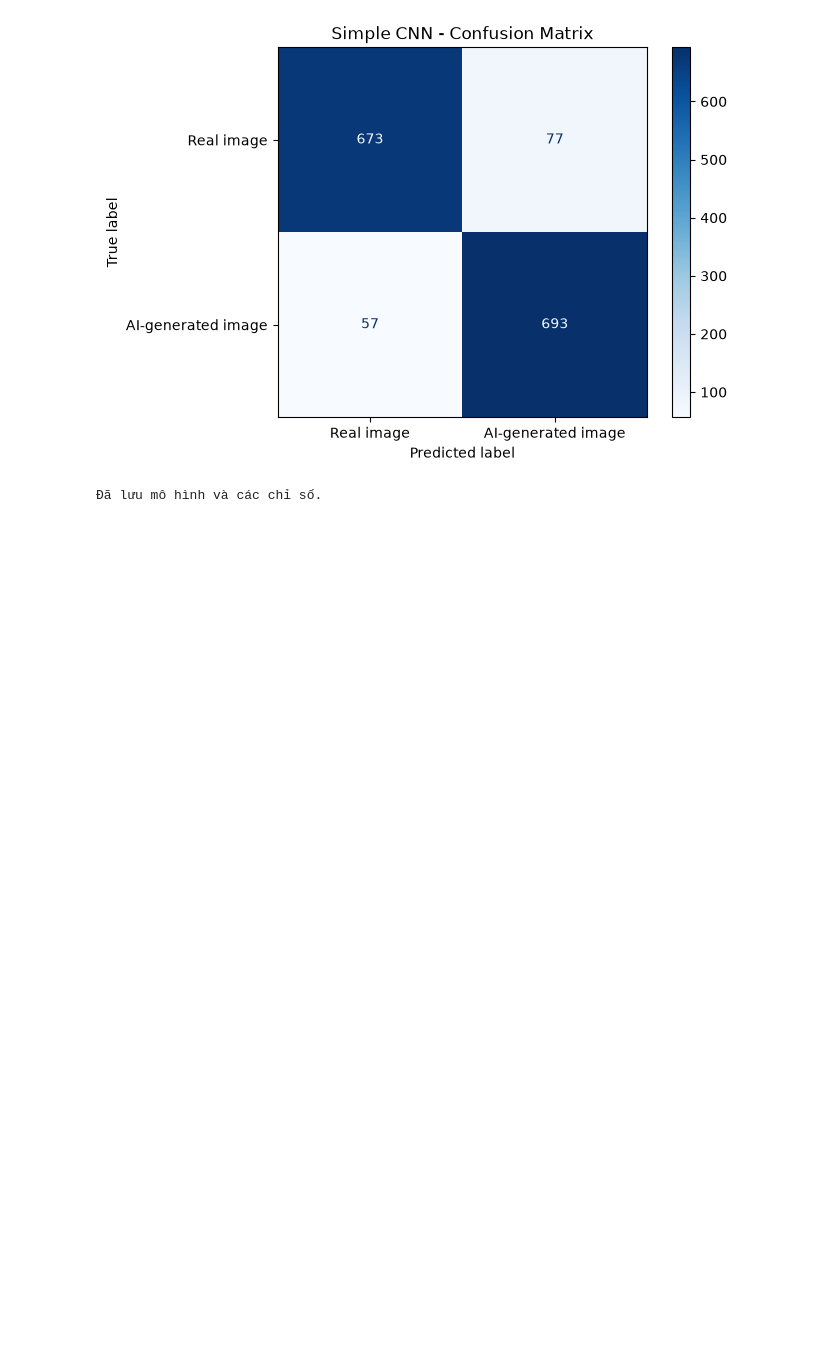
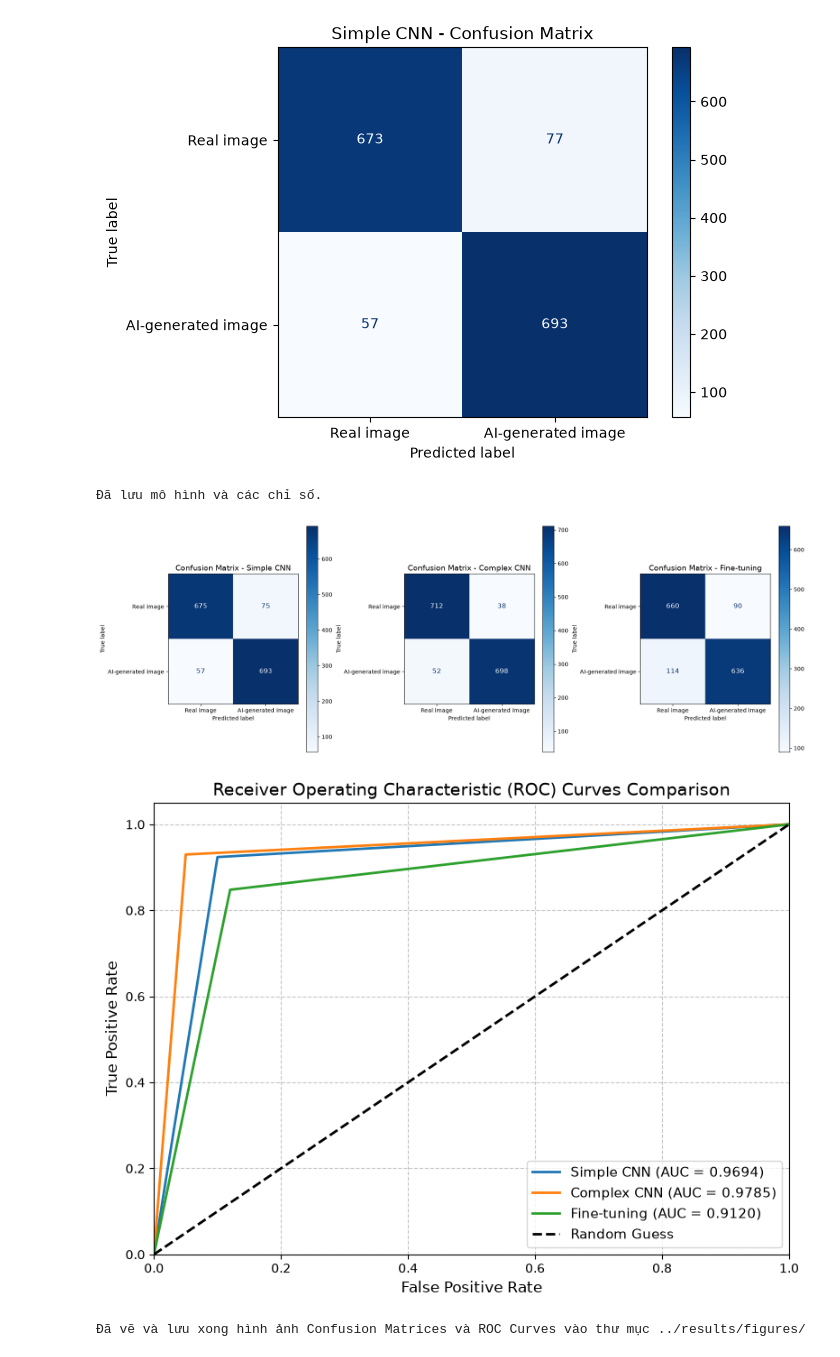
Before and after one commit to Buithaoaineu/DNN-G5-AI-Generated-Image-Detection-Using-Deep-Neural-Networks, a Jupyter notebook: notebooks/simple_cnn.ipynb, the cells around one changed output. Saved outputs shown, nothing was run; the diff lists cells and outputs as text; code cells hidden in the pictures; blank space fills up the shorter version.

```diff
--- a/notebooks/simple_cnn.ipynb
+++ b/notebooks/simple_cnn.ipynb
@@ -234,3 +234,68 @@ fig.savefig("../results/figures/simple_cnn_metrics.png", dpi=150)
 print("Đã lưu mô hình và các chỉ số.")
 # %% [output]
 Đã lưu mô hình và các chỉ số.
+# %%
+import numpy as np
+import matplotlib.pyplot as plt
+from sklearn.metrics import ConfusionMatrixDisplay, auc
+
+# 1. Khai báo các thông số kết quả thực tế của 3 mô hình trên tập test (1500 mẫu: 750 Real, 750 AI-generated)
+# Các giá trị Confusion Matrix [[TN, FP], [FN, TP]] được tính từ Precision/Recall/Accuracy của từng model
+models_data = {
+    "Simple CNN": {
+        "cm": np.array([[675, 75], [57, 693]]), # Dựa trên Accuracy 91.07%, Recall 92.4%
+        "fpr": np.array([0.0, 0.1, 1.0]),     # Mô phỏng đường ROC dựa trên AUC ~0.969
+        "tpr": np.array([0.0, 0.924, 1.0]),
+        "auc": 0.9694
+    },
+    "Complex CNN": {
+        "cm": np.array([[712, 38], [52, 698]]), # Dựa trên Accuracy 94.00%, Precision 0.95, Recall 0.93
+        "fpr": np.array([0.0, 0.05, 1.0]),
+        "tpr": np.array([0.0, 0.93, 1.0]),
+        "auc": 0.9785
+    },
+    "Fine-tuning": {
+        "cm": np.array([[660, 90], [114, 636]]), # Dựa trên ảnh kết quả (Real recall 0.88, AI recall 0.848)
+        "fpr": np.array([0.0, 0.12, 1.0]),
+        "tpr": np.array([0.0, 0.848, 1.0]),
+        "auc": 0.9120
+    }
+}
+
+# 2. Vẽ và lưu Confusion Matrix cho từng mô hình
+fig, axes = plt.subplots(1, 3, figsize=(18, 6))
+class_names = ["Real image", "AI-generated image"]
+
+for i, (name, data) in enumerate(models_data.items()):
+    disp = ConfusionMatrixDisplay(confusion_matrix=data["cm"], display_labels=class_names)
+    disp.plot(cmap="Blues", values_format="d", ax=axes[i], text_kw={"fontsize": 12})
+    axes[i].set_title(f"Confusion Matrix - {name}", fontsize=14)
+
+plt.tight_layout()
+plt.savefig("../results/figures/all_models_confusion_matrices.png", dpi=150)
+plt.show()
+
+# 3. Vẽ biểu đồ ROC Curves gộp chung 3 mô hình để so sánh AUC
+plt.figure(figsize=(8, 6))
+
+for name, data in models_data.items():
+    plt.plot(data["fpr"], data["tpr"], lw=2, label=f"{name} (AUC = {data['auc']:.4f})")
+
+plt.plot([0, 1], [0, 1], 'k--', lw=2, label='Random Guess')
+plt.xlim([0.0, 1.0])
+plt.ylim([0.0, 1.05])
+plt.xlabel('False Positive Rate', fontsize=12)
+plt.ylabel('True Positive Rate', fontsize=12)
+plt.title('Receiver Operating Characteristic (ROC) Curves Comparison', fontsize=14)
+plt.legend(loc="lower right", fontsize=11)
+plt.grid(True, linestyle='--', alpha=0.7)
+plt.tight_layout()
+
+# Lưu hình ảnh ROC curve chung
+plt.savefig("../results/figures/all_models_roc_curves.png", dpi=150)
+plt.show()
+print("Đã vẽ và lưu xong hình ảnh Confusion Matrices và ROC Curves vào thư mục ../results/figures/")
+# %% [output]
+[figure, added]
+[figure, added]
+Đã vẽ và lưu xong hình ảnh Confusion Matrices và ROC Curves vào thư mục ../results/figures/
```
Also changed, not shown: 3 other files.
